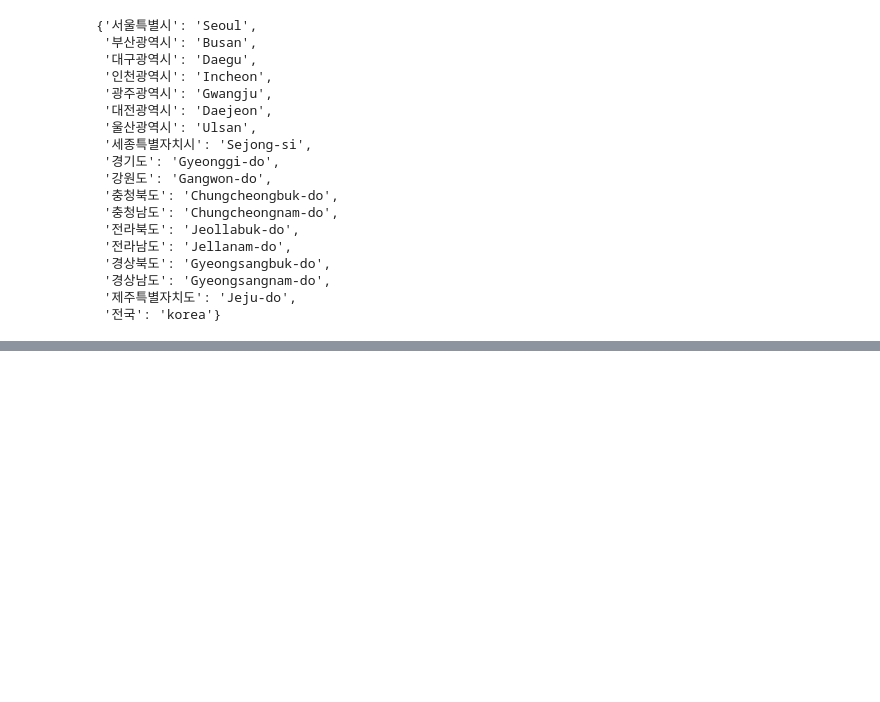
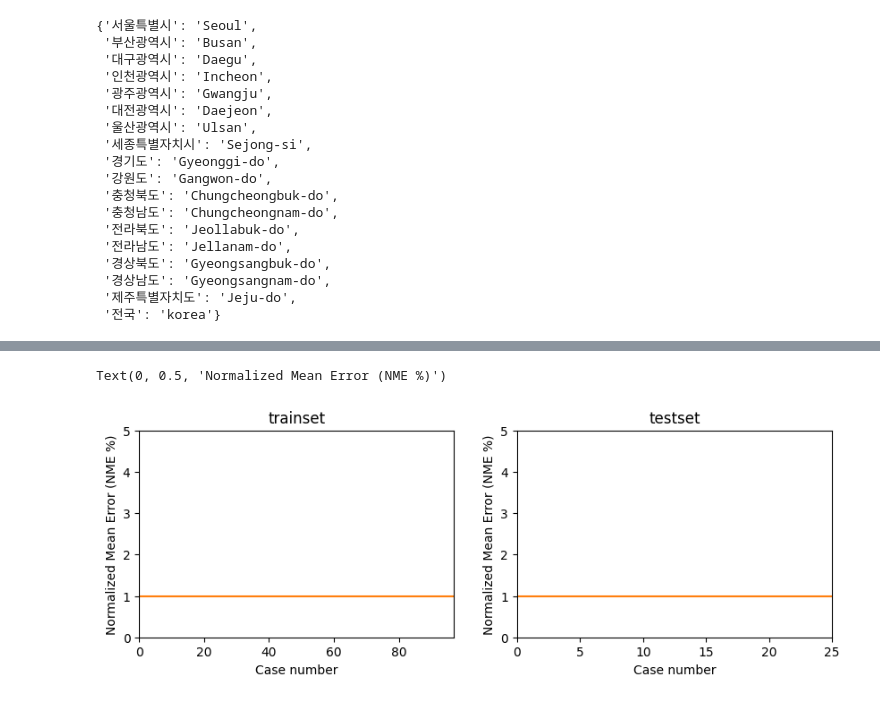
Before and after one commit to ByeonggeonGo/CmaqProject, a Jupyter notebook: experiment/controlmatrix_cmaq_lasso.ipynb, the cells around one changed output, grey strips where cells are left out. Cells and saved outputs as stored; diff of their text form; code cells hidden in the pictures; blank space fills up the shorter version.

```diff
--- a/experiment/controlmatrix_cmaq_lasso.ipynb
+++ b/experiment/controlmatrix_cmaq_lasso.ipynb
@@ -18,7 +20,7 @@ data_path = os.path.join(path,'cmaqProjectdata')
 
 # 모델 체크포인트
 proj_path = os.path.join(path,'repos','cmaqProject')
-checkpoint_dir = os.path.join(proj_path,'models','training_checkpoints',"model_conmat_cmaq_4_checkpoint")
+checkpoint_dir = os.path.join(proj_path,'models','training_checkpoints',"model_conmat_cmaq_pixlasso_v1_checkpoint")
 checkpoint_prefix = os.path.join(checkpoint_dir, "ckpt")
 
 # 컨트롤러
@@ -111,0 +176,4 @@ sns.heatmap(pred[0,:,:,0][::-1])
+# %%
+%%time
+pred_train = pixlasso(X_train)
+pred_test = pixlasso(X_test)
@@ -111,0 +196,33 @@ sns.heatmap(pred[0,:,:,0][::-1])
+# %%
+# In[]
+def NME(y_true, y_pred):
+    return np.sum( abs( (y_pred - y_true) / y_true ) ) / len(y_pred)
+
+result_test = []
+for i in range(len(X_test)):
+    result_test.append(NME(pred_test[i][::-1].numpy().reshape(-1), y_test[i][::-1].reshape(-1)))
+
+result_train = []
+for i in range(len(X_train)):
+    result_train.append(NME(pred_train[i][::-1].numpy().reshape(-1), y_train[i][::-1].reshape(-1)))
+
+#
+plt.figure(figsize=(10,3))
+plt.subplot(1,2,1)
+plt.title('trainset')
+plt.plot(np.arange(1,len(X_train)+1,1), np.array(result_train) * 100)
+plt.xlim([0,len(X_train)+1])
+plt.ylim([0,5])
+plt.plot([0,len(X_train)+1],[1,1])
+plt.xlabel('Case number') ; plt.ylabel('Normalized Mean Error (NME %)')
+
+plt.subplot(1,2,2)
+plt.title('testset')
+plt.plot(np.arange(1,len(X_test)+1,1), np.array(result_test) * 100)
+plt.xlim([0,len(X_test)+1])
+plt.ylim([0,5])
+plt.plot([0,len(X_test)+1],[1,1])
+plt.xlabel('Case number') ; plt.ylabel('Normalized Mean Error (NME %)')
+# %% [output]
+Text(0, 0.5, 'Normalized Mean Error (NME %)')
+[figure, added]
```
Also changed, not shown: parts of 12 cells of this notebook, 5 other files.
